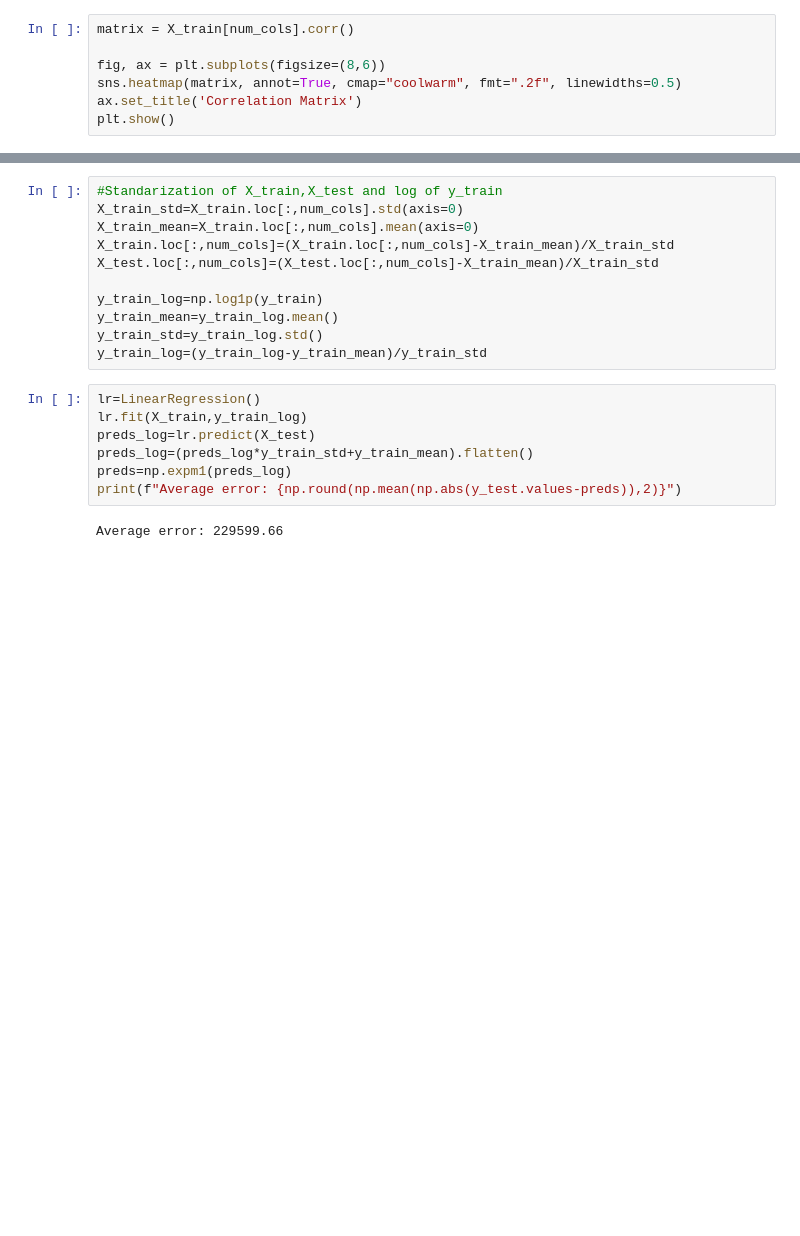
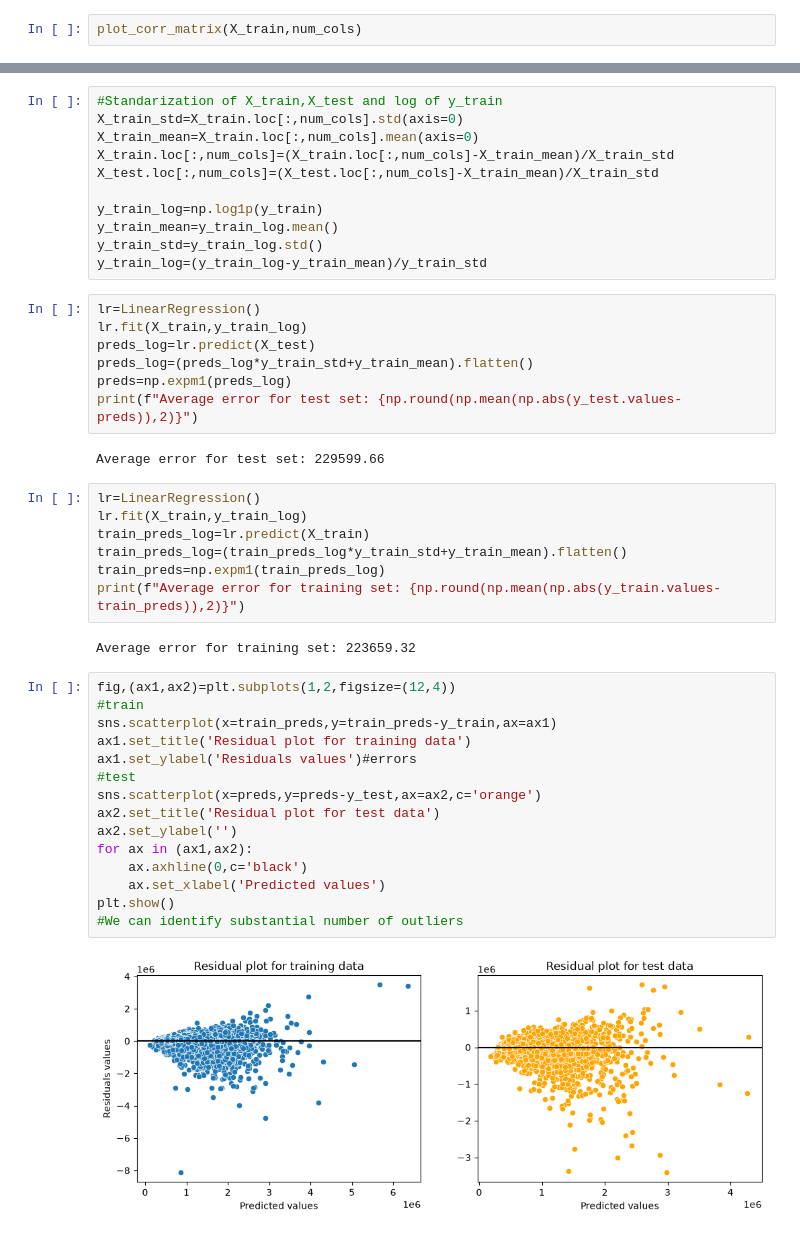
Before and after one commit to BartekWi/ML_algorithms_implementations, a Jupyter notebook: Linear Regression.ipynb, the cells around one changed output, grey strips where cells are left out. Saved outputs shown, nothing was run; the diff lists cells and outputs as text; blank space fills up the shorter version.

Commit message:
Implemented Locally weighted linear regression on Auto-mpg dataset.Added residual plots to Linear regression and Locally weighted linear regression

```diff
--- a/Linear Regression.ipynb
+++ b/Linear Regression.ipynb
@@ -105,12 +110,7 @@ X_test['BuildingArea']=X_test['BuildingArea'].fillna(Ba_median)
 X_train.drop(columns=['Suburb'],inplace=True)
 X_test.drop(columns=['Suburb'],inplace=True)
 # %%
-matrix = X_train[num_cols].corr()
-
-fig, ax = plt.subplots(figsize=(8,6))
-sns.heatmap(matrix, annot=True, cmap="coolwarm", fmt=".2f", linewidths=0.5)
-ax.set_title('Correlation Matrix')
-plt.show()
+plot_corr_matrix(X_train,num_cols)
 # %% [output]
 [figure]
 # %%
@@ -130,6 +130,32 @@ lr.fit(X_train,y_train_log)
 preds_log=lr.predict(X_test)
 preds_log=(preds_log*y_train_std+y_train_mean).flatten()
 preds=np.expm1(preds_log)
-print(f"Average error: {np.round(np.mean(np.abs(y_test.values-preds)),2)}")
+print(f"Average error for test set: {np.round(np.mean(np.abs(y_test.values-preds)),2)}")
 # %% [output]
-Average error: 229599.66
+Average error for test set: 229599.66
+# %%
+lr=LinearRegression()
+lr.fit(X_train,y_train_log)
+train_preds_log=lr.predict(X_train)
+train_preds_log=(train_preds_log*y_train_std+y_train_mean).flatten()
+train_preds=np.expm1(train_preds_log)
+print(f"Average error for training set: {np.round(np.mean(np.abs(y_train.values-train_preds)),2)}")
+# %% [output]
+Average error for training set: 223659.32
+# %%
+fig,(ax1,ax2)=plt.subplots(1,2,figsize=(12,4))
+#train
+sns.scatterplot(x=train_preds,y=train_preds-y_train,ax=ax1)
+ax1.set_title('Residual plot for training data')
+ax1.set_ylabel('Residuals values')#errors
+#test
+sns.scatterplot(x=preds,y=preds-y_test,ax=ax2,c='orange')
+ax2.set_title('Residual plot for test data')
+ax2.set_ylabel('')
+for ax in (ax1,ax2):
+    ax.axhline(0,c='black')
+    ax.set_xlabel('Predicted values')
+plt.show()
+#We can identify substantial number of outliers
+# %% [output]
+[figure, added]
```
Also changed, not shown: parts of 3 cells of this notebook, 2 other files.
